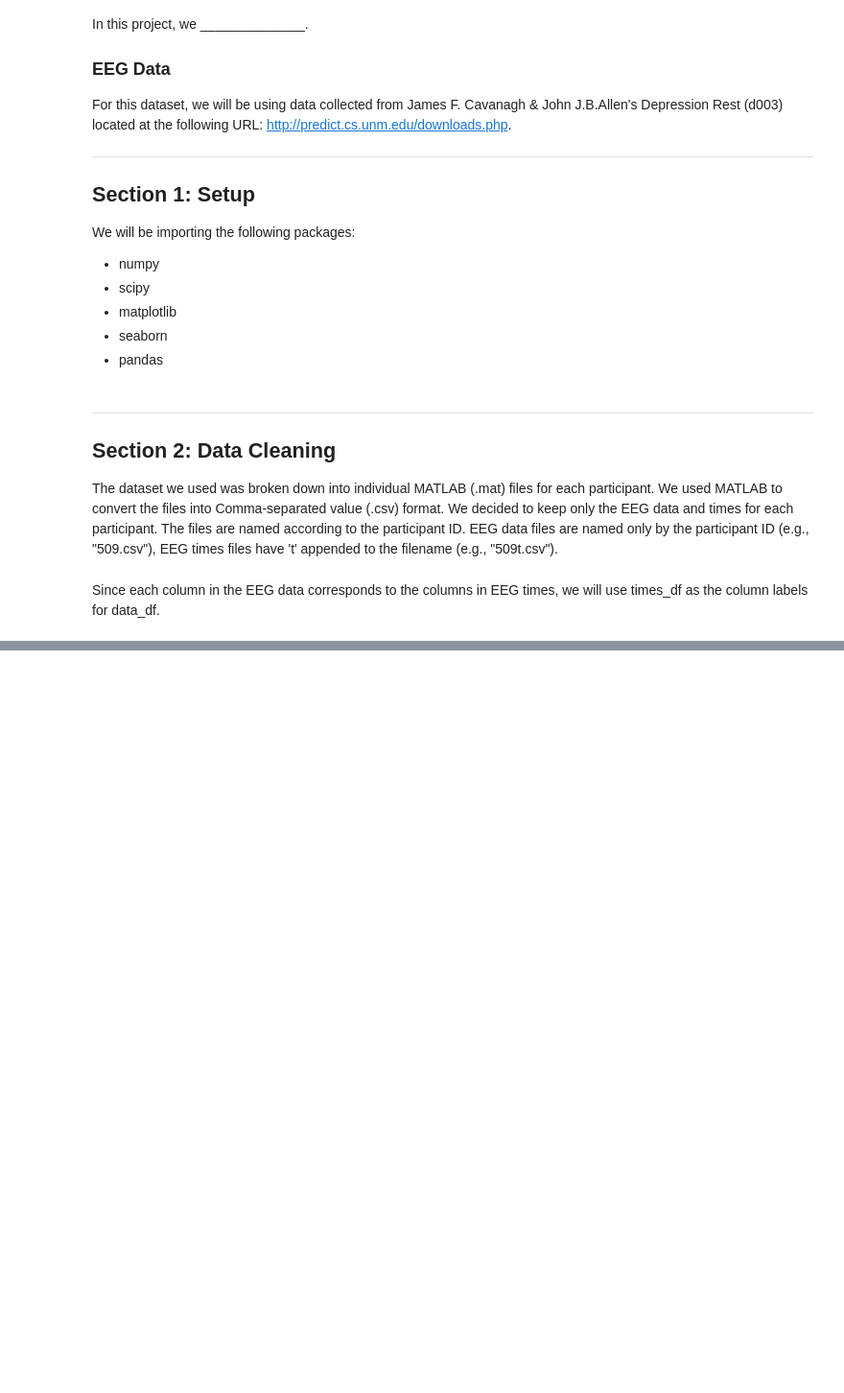
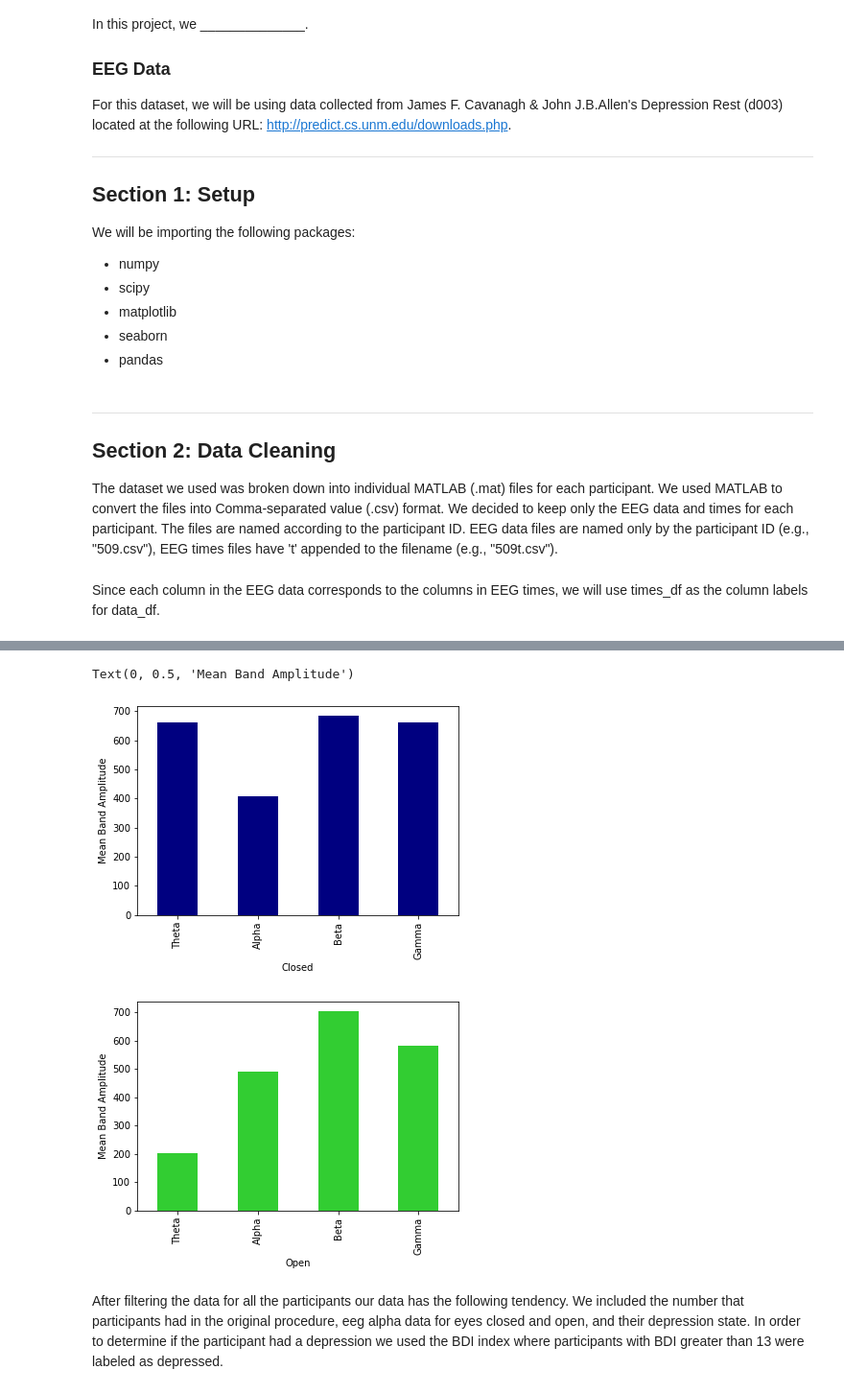
Before and after one commit to m1kwok/COGS189_Final_Project, a Jupyter notebook: Depression.ipynb, the cells around one changed output, grey strips where cells are left out. Shown at 96% size. Cells and saved outputs as stored; diff of their text form; code cells hidden in the pictures; blank space fills up the shorter version.

Commit message:
added filtering example and comments

```diff
--- a/Depression.ipynb
+++ b/Depression.ipynb
@@ -46,0 +173,21 @@ data_df.head()
+# %%
+# Plot the data
+df = pd.DataFrame(columns=['band', 'val'])
+df['band'] = eeg_bands.keys()
+df['val'] = [eeg_band_fft[band] for band in eeg_bands]
+ax = df.plot.bar(x='band', y='val', legend=False, color='navy')
+ax.set_xlabel("Closed")
+ax.set_ylabel("Mean Band Amplitude")
+
+df = pd.DataFrame(columns=['band', 'val'])
+df['band'] = eeg_bands.keys()
+df['val'] = [eeg_band_fft_open[band] for band in eeg_bands]
+ax = df.plot.bar(x='band', y='val', legend=False, color='limegreen')
+ax.set_xlabel("Open")
+ax.set_ylabel("Mean Band Amplitude")
+# %% [output]
+Text(0, 0.5, 'Mean Band Amplitude')
+[figure, added]
+[figure, added]
+# %% [markdown]
+After filtering the data for all the participants our data has the following tendency. We included the number that participants had in the original procedure, eeg alpha data for eyes closed and open, and their depression state. In order to determine if the participant had a depression we used the BDI index where participants with BDI greater than 13 were labeled as depressed.
```
Also changed, not shown: parts of 24 cells of this notebook.
